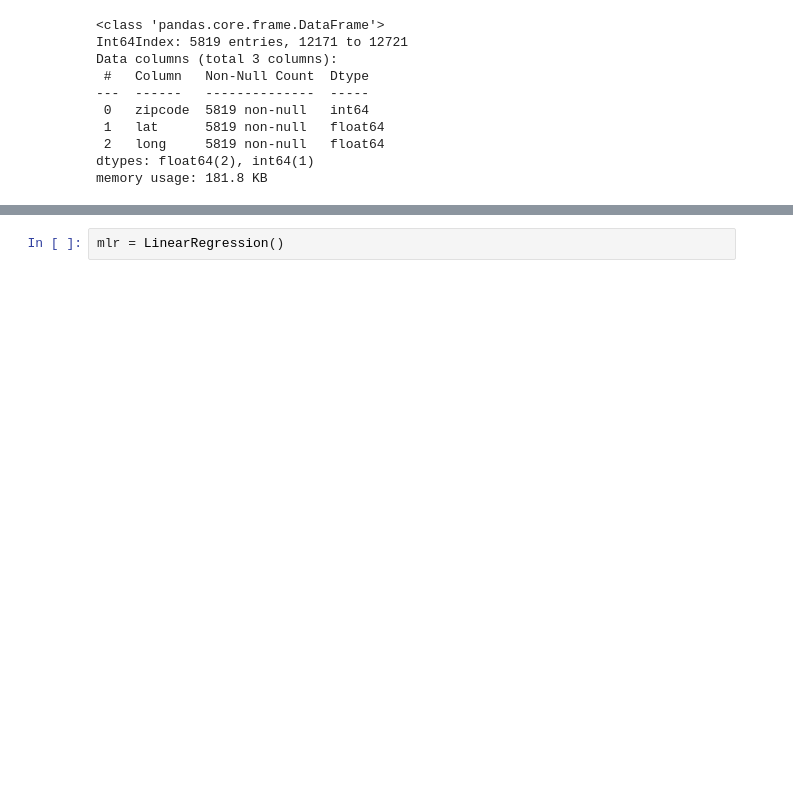
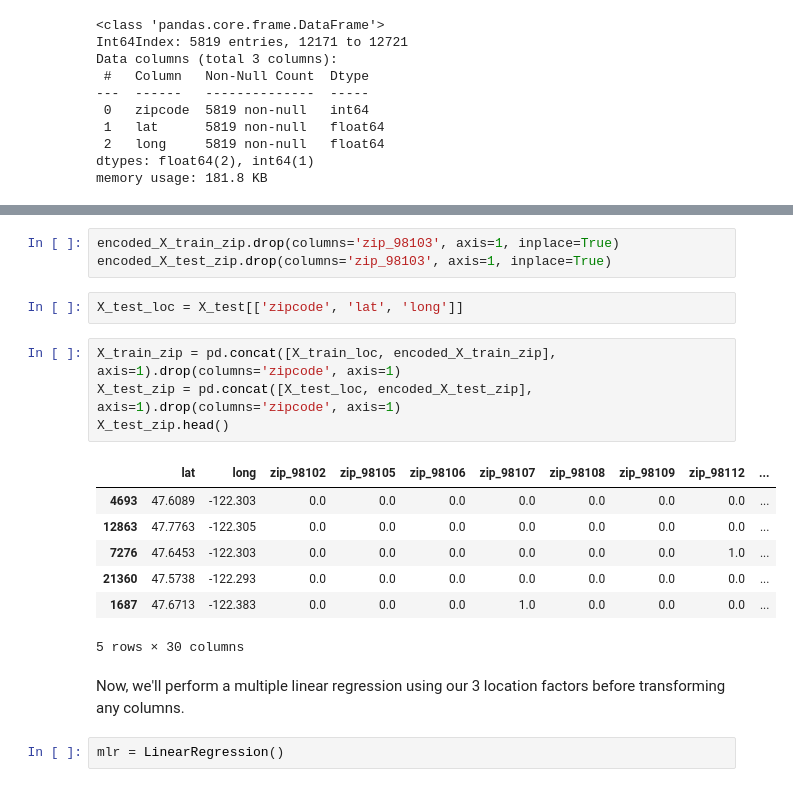
Before and after one commit to zpollats/p2_project_group4, a Jupyter notebook: ZachWorking.ipynb, the cells around one changed output, grey strips where cells are left out. Cells and saved outputs as stored; diff of their text form; blank space fills up the shorter version.

```diff
--- a/ZachWorking.ipynb
+++ b/ZachWorking.ipynb
@@ -625,3 +743,22 @@ memory usage: 181.8 KB
+# %%
+encoded_X_train_zip.drop(columns='zip_98103', axis=1, inplace=True)
+encoded_X_test_zip.drop(columns='zip_98103', axis=1, inplace=True)
+# %%
+X_test_loc = X_test[['zipcode', 'lat', 'long']]
+# %%
+X_train_zip = pd.concat([X_train_loc, encoded_X_train_zip], axis=1).drop(columns='zipcode', axis=1)
+X_test_zip = pd.concat([X_test_loc, encoded_X_test_zip], axis=1).drop(columns='zipcode', axis=1)
+X_test_zip.head()
+# %% [output]
+|  | lat | long | zip_98102 | zip_98105 | zip_98106 | zip_98107 | zip_98108 | zip_98109 | zip_98112 | ... |
+| 4693 | 47.6089 | -122.303 | 0.0 | 0.0 | 0.0 | 0.0 | 0.0 | 0.0 | 0.0 | ... |
+| 12863 | 47.7763 | -122.305 | 0.0 | 0.0 | 0.0 | 0.0 | 0.0 | 0.0 | 0.0 | ... |
+| 7276 | 47.6453 | -122.303 | 0.0 | 0.0 | 0.0 | 0.0 | 0.0 | 0.0 | 1.0 | ... |
+| 21360 | 47.5738 | -122.293 | 0.0 | 0.0 | 0.0 | 0.0 | 0.0 | 0.0 | 0.0 | ... |
+| 1687 | 47.6713 | -122.383 | 0.0 | 0.0 | 0.0 | 1.0 | 0.0 | 0.0 | 0.0 | ... |
+5 rows × 30 columns
+# %% [markdown]
+Now, we'll perform a multiple linear regression using our 3 location factors before transforming any columns.
 # %%
 mlr = LinearRegression()
 # %%
```
Also changed, not shown: parts of 90 cells of this notebook.
